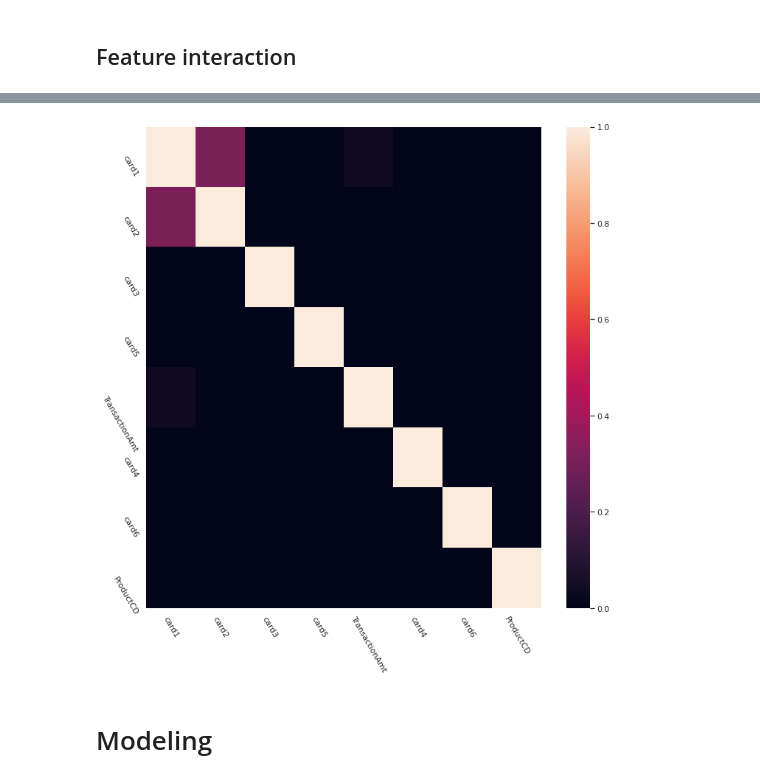
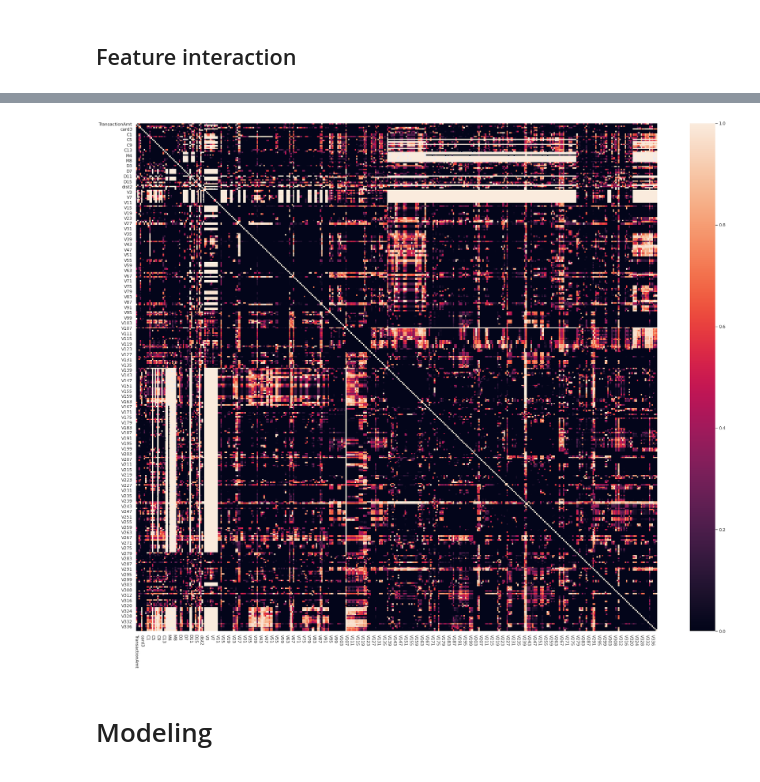
Before and after one commit to VladimirIsakov91/IEEE-CISFraudDetection, a Jupyter notebook: IEEE-CISFraudDetection.ipynb, the cells around one changed output, grey strips where cells are left out. Saved outputs shown, nothing was run; the diff lists cells and outputs as text; code cells hidden in the pictures.

```diff
--- a/IEEE-CISFraudDetection.ipynb
+++ b/IEEE-CISFraudDetection.ipynb
@@ -200,0 +217,8 @@ p = tester.test(data=X_, mapping=mapping)
+# %%
+X_ = X.copy()
+# %%
+X_[['ProductCD', 'card4', 'card6', 'P_emaildomain', 'R_emaildomain']] = X_[['ProductCD', 'card4', 'card6', 'P_emaildomain','R_emaildomain']].apply(LabelEncoder().fit_transform)
+X_[[f'M{i}' for i in range(1,10)]] = X_[[f'M{i}' for i in range(1,10)]].apply(LabelEncoder().fit_transform)
+# %%
+variance_filter = VarianceThreshold(threshold=0)
+variance_filter.fit(X_)
@@ -200,0 +232,13 @@ p = tester.test(data=X_, mapping=mapping)
+# %%
+tester = Hypot()
+
+mapping = {'TransactionAmt': 'cont', 'ProductCD': 'cat', 'card1': 'cont', 'card2': 'cont', 'card3': 'cont', 'card4': 'cat', 'card5': 'cont', 'card6': 'cat'}
+mapping.update({f'C{i}': 'cont' for i in range(1,15)})
+mapping.update({f'M{i}': 'cat' for i in range(1,10)})
+mapping.update({f'D{i}': 'cont' for i in range(1,16)})
+mapping.update({'addr1': 'cont', 'addr2': 'cont', 'dist1': 'cont', 'dist2': 'cont', 'P_emaildomain': 'cat', 'R_emaildomain': 'cat'})
+mapping.update({f'V{i}': 'cont' for i in range(1, 340)})
+
+del mapping['M1']
+del mapping['V1']
+del mapping['V305']
@@ -213,11 +263,11 @@ p
 # %%
-plt.figure(figsize=(12,12))
+plt.figure(figsize=(30,24))
 sns.heatmap(data=p, vmin=0, vmax=1)
-plt.yticks(rotation=300)
-plt.xticks(rotation=300)
+plt.yticks(rotation=0)
+plt.xticks(rotation=270)
 plt.show()
 # %% [output]
-[figure, old version]
+[figure, new version]
 # %% [markdown]
 # Modeling
 # %% [markdown]
```
Also changed, not shown: parts of 43 cells of this notebook.
